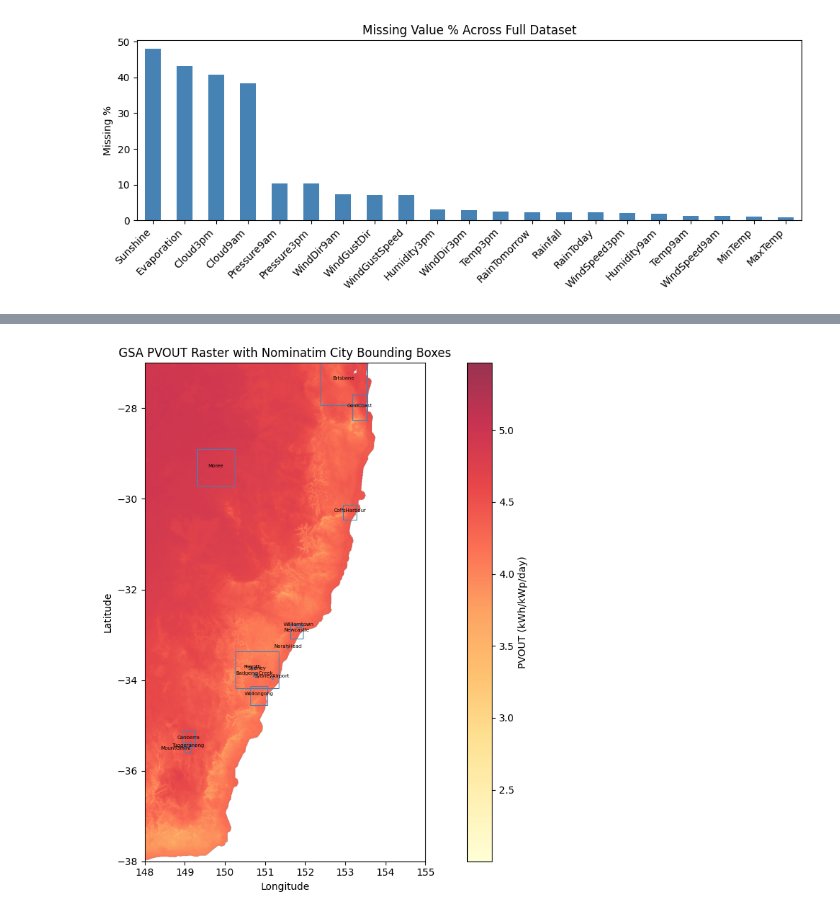
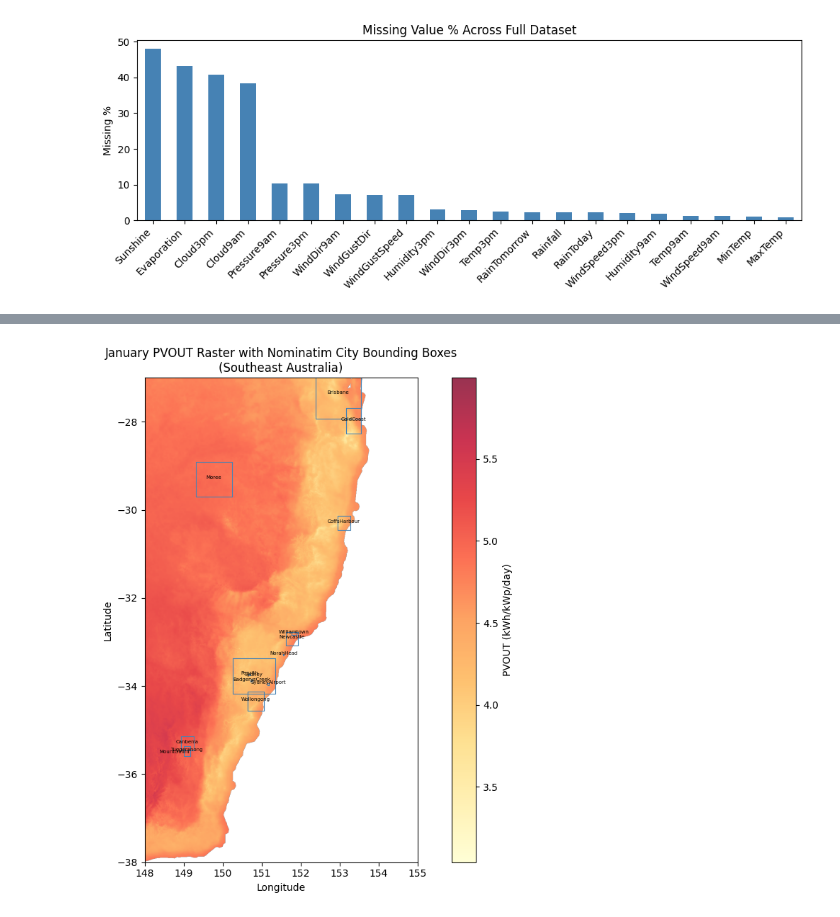
Before and after one commit to BrenJay23/ai_labs_assessment, a Jupyter notebook: notebooks/01_solar_exploration.ipynb, the cells around one changed output, grey strips where cells are left out. Cells and saved outputs as stored; diff of their text form; code cells hidden in the pictures.

```diff
--- a/notebooks/01_solar_exploration.ipynb
+++ b/notebooks/01_solar_exploration.ipynb
@@ -159,9 +135,0 @@ dtype: float64
-# %%
-DROP_COLS = ["Date", "Year", "RainTomorrow"]
-
-df_train = df_train.drop(columns=DROP_COLS)
-df_holdout = df_holdout.drop(columns=DROP_COLS)
-
-print(f"Train shape   : {df_train.shape}")
-print(f"Holdout shape : {df_holdout.shape}")
-print(f"Remaining cols: {df_train.columns.tolist()}")
@@ -349,32 +239,33 @@ dtype: float64
 # %%
 import geopandas as gpd
 
-# Build GeoDataFrame from already-computed bbox geometries
+# Bbox overlay on January PVOUT raster
+with rasterio.open(MONTHLY_PVOUT_DIR / "PVOUT_01.tif") as src:
+    jan_data = src.read(1)
+    jan_data = np.where(jan_data == src.nodata, np.nan, jan_data)
+
 bbox_gdf = gpd.GeoDataFrame(
-    [
-        {"city": city, "pvout": city_pvout.get(city), "geometry": geom}
-        for city, geom in city_bboxes.items()
-    ],
+    [{"city": city, "geometry": geom} for city, geom in city_bboxes.items()],
     crs="EPSG:4326",
 )
 
-fig, ax = plt.subplots(figsize=(12, 8))
+fig, ax = plt.subplots(figsize=(10, 8))
 img = ax.imshow(
-    data, cmap="YlOrRd", extent=[112, 160, -44, -9], aspect="auto", alpha=0.8
+    jan_data, cmap="YlOrRd", extent=[112, 160, -44, -9], aspect="auto", alpha=0.8
 )
 plt.colorbar(img, ax=ax, label="PVOUT (kWh/kWp/day)")
 bbox_gdf.boundary.plot(ax=ax, color="steelblue", linewidth=0.8)
-
 for _, row in bbox_gdf.iterrows():
-    centroid = row.geometry.centroid
-    ax.annotate(row["city"], (centroid.x, centroid.y), fontsize=5, ha="center")
-
-ax.set_title("GSA PVOUT Raster with Nominatim City Bounding Boxes")
+    c = row.geometry.centroid
+    ax.annotate(row["city"], (c.x, c.y), fontsize=5, ha="center")
+ax.set_title(
+    "January PVOUT Raster with Nominatim City Bounding Boxes\n(Southeast Australia)"
+)
 ax.set_xlabel("Longitude")
 ax.set_ylabel("Latitude")
 ax.set_xlim(148, 155)
 ax.set_ylim(-38, -27)
 plt.tight_layout()
 plt.show()
 # %% [output]
-[figure, old version]
+[figure, new version]
```
Also changed, not shown: parts of 29 cells of this notebook, 2 other files.
